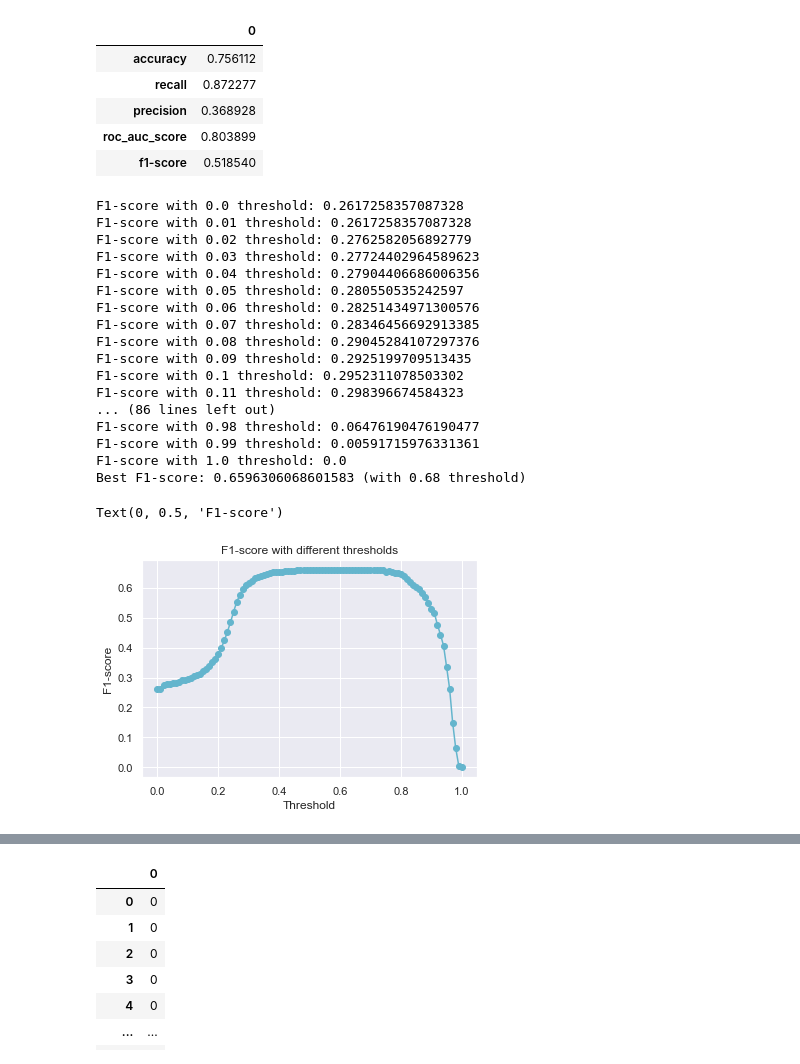
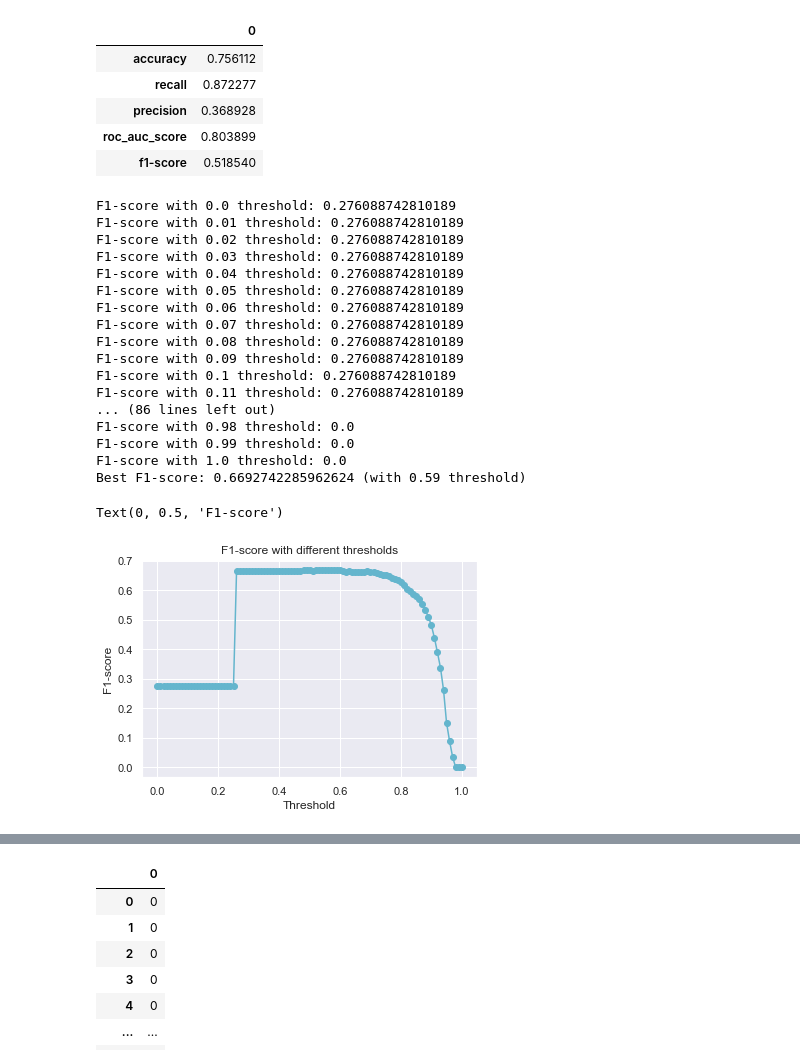
Before and after one commit to filipacarreira/MachineLearningProject, a Jupyter notebook: techscape-ecommerce/group_35.ipynb, the cells around one changed output, grey strips where cells are left out. Saved outputs shown, nothing was run; the diff lists cells and outputs as text; code cells hidden in the pictures.

Commit message:
logistic_reg - outliers e gridsearch

```diff
--- a/techscape-ecommerce/group_35.ipynb
+++ b/techscape-ecommerce/group_35.ipynb
@@ -2674,15 +2724,15 @@ kaggle_logistic_reg1.to_csv(file_name)
 # %% [markdown]
 #### Changing the threshold
 # %%
-from sklearn.metrics import accuracy_score, confusion_matrix, recall_score, roc_auc_score, precision_score
-clf = LogisticRegression(class_weight={0:1,1:5.6})
-clf.fit(X_train_eng[set1_no_bin], y_train_df)
-THRESHOLD = 0.25
-preds = np.where(clf.predict_proba(X_train_eng[set1_no_bin])[:,1] > THRESHOLD, 1, 0)
+#from sklearn.metrics import accuracy_score, confusion_matrix, recall_score, roc_auc_score, precision_score
+#clf = LogisticRegression(class_weight={0:1,1:5.6})
+#clf.fit(X_train_eng[set1_no_bin], y_train_df)
+#THRESHOLD = 0.25
+#preds = np.where(clf.predict_proba(X_train_eng[set1_no_bin])[:,1] > THRESHOLD, 1, 0)
 
-pd.DataFrame(data=[accuracy_score(y_train_df, preds), recall_score(y_train_df, preds),
-                  precision_score(y_train_df, preds), roc_auc_score(y_train_df, preds), f1_score(y_train_df, preds)],
-             index=["accuracy", "recall", "precision", "roc_auc_score", "f1-score"])
+#pd.DataFrame(data=[accuracy_score(y_train_df, preds), recall_score(y_train_df, preds),
+#                  precision_score(y_train_df, preds), roc_auc_score(y_train_df, preds), f1_score(y_train_df, preds)],
+#             index=["accuracy", "recall", "precision", "roc_auc_score", "f1-score"])
 # %% [output]
 |  | 0 |
 | accuracy | 0.756112 |
@@ -2691,43 +2741,43 @@ pd.DataFrame(data=[accuracy_score(y_train_df, preds), recall_score(y_train_df, p
 | roc_auc_score | 0.803899 |
 | f1-score | 0.518540 |
 # %%
-clf = LogisticRegression(class_weight={0:1,1:5.6})
+clf = LogisticRegression(C = 0.01, penalty = 'l1', solver = 'liblinear', class_weight={0:1,1:5.6})
 clf.fit(X_train_eng[set1_no_bin], y_train_df)
 
 f1_scores = []
 max_f1 = 0
 best_threshold = 0
 for i in arange(0, 1.01, 0.01):
       preds = np.where(clf.predict_proba(X_train_eng[set1_no_bin])[:,1] > i, 1, 0)
       f1_scores.append(f1_score(y_train_df, preds))
       print(f'F1-score with {i} threshold: {f1_score(y_train_df, preds)}')
       if f1_score(y_train_df, preds) > max_f1:
             max_f1 = f1_score(y_train_df, preds)
             best_threshold = i
 
 print(f'Best F1-score: {max_f1} (with {best_threshold} threshold)')
 plt.plot(arange(0,1.01,0.01), f1_scores, color ='c', marker='o')
 plt.title('F1-score with different thresholds')
 plt.xlabel('Threshold')
 plt.ylabel('F1-score')
 # %% [output]
-F1-score with 0.0 threshold: 0.2617258357087328
-F1-score with 0.01 threshold: 0.2617258357087328
-F1-score with 0.02 threshold: 0.2762582056892779
-F1-score with 0.03 threshold: 0.27724402964589623
-F1-score with 0.04 threshold: 0.27904406686006356
-F1-score with 0.05 threshold: 0.280550535242597
-F1-score with 0.06 threshold: 0.28251434971300576
-F1-score with 0.07 threshold: 0.28346456692913385
-F1-score with 0.08 threshold: 0.29045284107297376
-F1-score with 0.09 threshold: 0.2925199709513435
-F1-score with 0.1 threshold: 0.2952311078503302
-F1-score with 0.11 threshold: 0.298396674584323
+F1-score with 0.0 threshold: 0.276088742810189
+F1-score with 0.01 threshold: 0.276088742810189
+F1-score with 0.02 threshold: 0.276088742810189
+F1-score with 0.03 threshold: 0.276088742810189
+F1-score with 0.04 threshold: 0.276088742810189
+F1-score with 0.05 threshold: 0.276088742810189
+F1-score with 0.06 threshold: 0.276088742810189
+F1-score with 0.07 threshold: 0.276088742810189
+F1-score with 0.08 threshold: 0.276088742810189
+F1-score with 0.09 threshold: 0.276088742810189
+F1-score with 0.1 threshold: 0.276088742810189
+F1-score with 0.11 threshold: 0.276088742810189
 ... (86 lines left out)
-F1-score with 0.98 threshold: 0.06476190476190477
-F1-score with 0.99 threshold: 0.00591715976331361
+F1-score with 0.98 threshold: 0.0
+F1-score with 0.99 threshold: 0.0
 F1-score with 1.0 threshold: 0.0
-Best F1-score: 0.6596306068601583 (with 0.68 threshold)
+Best F1-score: 0.6692742285962624 (with 0.59 threshold)
 Text(0, 0.5, 'F1-score')
-[figure, old version]
+[figure, new version]
 # %%
```
Also changed, not shown: parts of 30 cells of this notebook, 2 other files.
